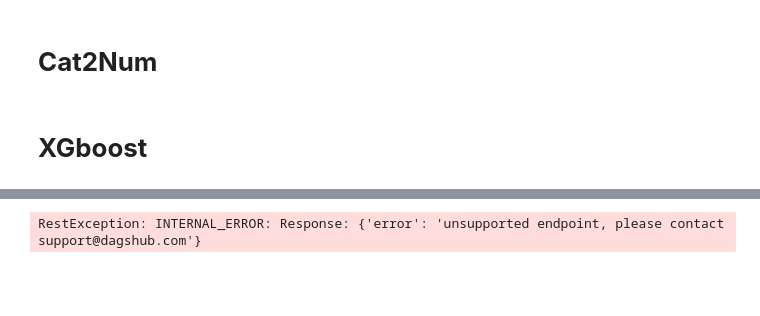
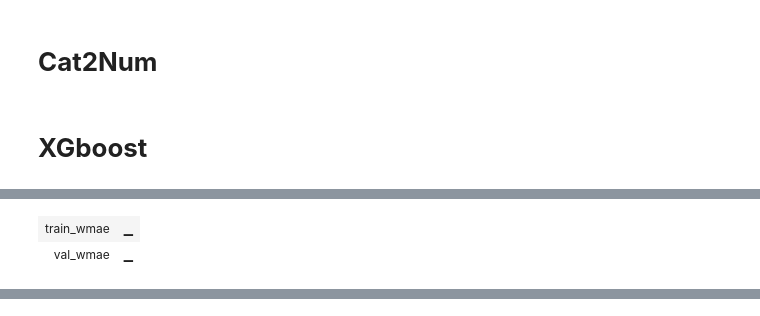
Before and after one commit to azhgh22/Walmart-Recruiting-Store-Sales-Forecasting, a Jupyter notebook: notebooks/general.ipynb, the cells around one changed output, grey strips where cells are left out. Drawn from its saved outputs; the diff is of its cells as text; code cells hidden in the pictures; blank space fills up the shorter version.

Commit message:
Trying to commit model on wandb

```diff
--- a/notebooks/general.ipynb
+++ b/notebooks/general.ipynb
@@ -219,33 +211,52 @@ Repository azhgh22/Walmart-Recruiting-Store-Sales-Forecasting initialized!
 # %%
-import mlflow
-mlflow.set_experiment("Xgboost")
-with mlflow.start_run(run_name="xgboost:run1"):
-    mlflow.log_params({
-        'merged_tables' : ['train','stores','features'],
-        'time_features' : [
-                            'DateDummy', 'Month', 'Year',
-                            'WeekOfYear', 'Is_Christmas', 'Is_LaborDay', 'Is_Thanksgiving',
-                            'Is_SuperBowl', 'Days_until_next_holiday', 'Days_since_last_holiday',
-                            'week_sin', 'week_cos', 'month_sin', 'month_cos',
-                            'Days_until_next_Christmas', 'Days_since_last_Christmas',
-                            'Days_until_next_LaborDay', 'Days_since_last_LaborDay',
-                            'Days_until_next_Thanksgiving', 'Days_since_last_Thanksgiving',
-                            'Days_until_next_SuperBowl', 'Days_since_last_SuperBowl'
-                          ],
-        'model' : 'Xgboost',
-        'n_estimatros' : 1000,
-        'learning_rate' : 0.1,
-        'max_depth' : 7,
-        'reg_lambda' : 3,
-        'min_split_loss' : 100,
-        'objective' : 'reg:squarederror',
-    })
-    mlflow.log_metrics({
-        'train_wmae': train_score,
-        'val_wmae' : val_score,
-    })
+import wandb
+import joblib
 
-    mlflow.xgboost.log_model(model,'xgboost_with_date_features1')
+joblib.dump(model, "xgb_pipeline.pkl")
+wandb.init(project="Walmart Recruiting - Store Sales Forecasting", name="xgboost:run1")
 
-    mlflow.end_run()
+wandb.config.update({
+    'merge1' : 'train, store, how=left, on=Store',
+    'merge2' : 'train, features, how=left, on=Store, Date, IsHoliday',
+    'merged_tables' : ['train','stores','features'],
+    'time_features' : [
+        'DateDummy', 'Month', 'Year',
+        'WeekOfYear', 'Is_Christmas', 'Is_LaborDay', 'Is_Thanksgiving',
+        'Is_SuperBowl', 'Days_until_next_holiday', 'Days_since_last_holiday',
+        'week_sin', 'week_cos', 'month_sin', 'month_cos',
+        'Days_until_next_Christmas', 'Days_since_last_Christmas',
+        'Days_until_next_LaborDay', 'Days_since_last_LaborDay',
+        'Days_until_next_Thanksgiving', 'Days_since_last_Thanksgiving',
+        'Days_until_next_SuperBowl', 'Days_since_last_SuperBowl'
+    ],
+    'score_metric' : 'WMAE',
+    'score_policy' : {
+        'weight on holidays' : 5,
+        'weight on non_holidays' : 1
+    },
+    'model' : 'Xgboost',
+    'n_estimators' : 1000,
+    'learning_rate' : 0.1,
+    'max_depth' : 7,
+    'reg_lambda' : 3,
+    'min_split_loss' : 100,
+    'objective' : 'reg:squarederror',
+})
+
+wandb.log({
+    'train_wmae': train_score,
+    'val_wmae': val_score
+})
+
+
+artifact = wandb.Artifact(
+    name="xgb_pipeline",
+    type="model",
+    description="XGBoost pipeline with Date engineering and imputing"
+)
+
+artifact.add_file("xgb_pipeline.pkl")
+wandb.log_artifact(artifact)
+
+wandb.finish()
 # %% [output]
@@ -252,0 +270,2 @@ with mlflow.start_run(run_name="xgboost:run1"):
+| train_wmae | ▁ |
+| val_wmae | ▁ |
@@ -255 +272,0 @@ with mlflow.start_run(run_name="xgboost:run1"):
-RestException: INTERNAL_ERROR: Response: {'error': 'unsupported endpoint, please contact support@dagshub.com'}
```
Also changed, not shown: parts of 15 cells of this notebook.
